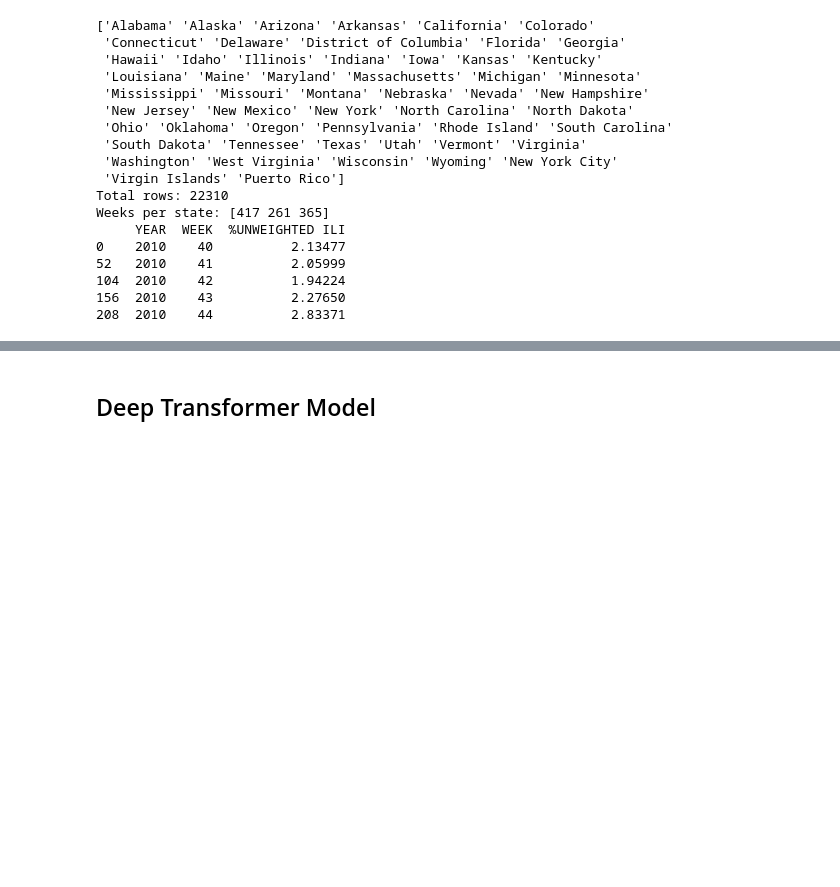
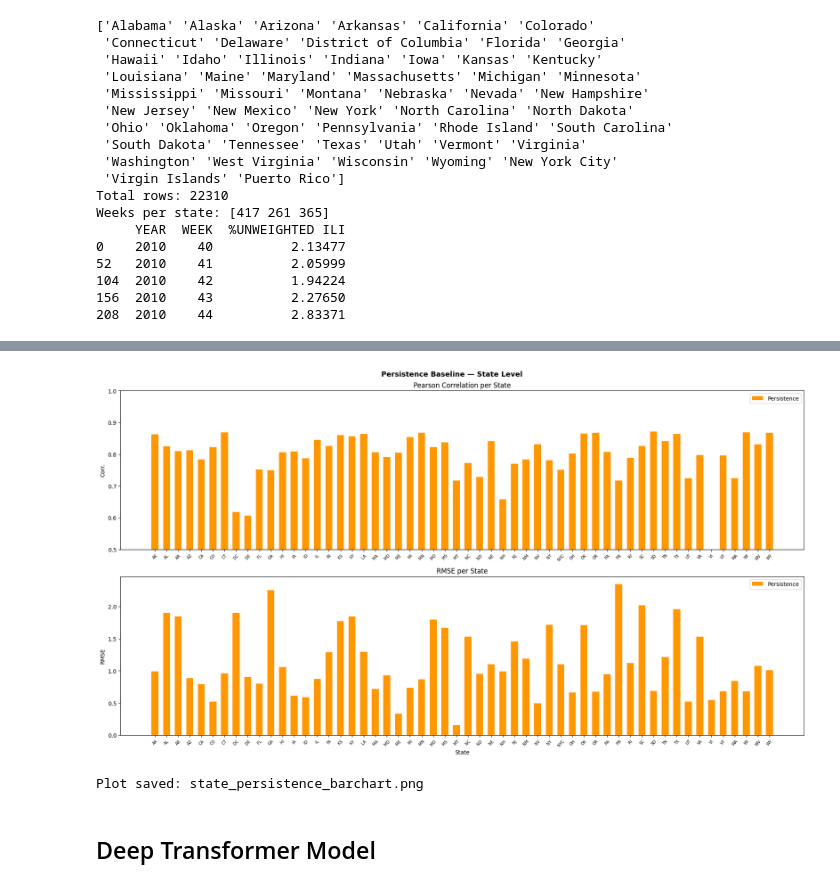
Before and after one commit to wangly7/epidemic-transformer-forecasting, a Jupyter notebook: transformer-influenza-predicting_ARIMA.ipynb, the cells around one changed output, grey strips where cells are left out. Cells and saved outputs as stored; diff of their text form; code cells hidden in the pictures; blank space fills up the shorter version.

Commit message:
revise new chart

```diff
--- a/transformer-influenza-predicting_ARIMA.ipynb
+++ b/transformer-influenza-predicting_ARIMA.ipynb
@@ -553,3 +534,63 @@ Load later with: import pickle; results = pickle.load(open('state_persist_result
+# %%
+# ── Visualize: Bar chart per state ──
+
+import matplotlib.pyplot as plt
+import numpy as np
+
+# State abbreviation mapping
+abbrev = {
+    "Alabama":"AL","Alaska":"AK","Arizona":"AZ","Arkansas":"AR",
+    "California":"CA","Colorado":"CO","Connecticut":"CT","Delaware":"DE",
+    "District of Columbia":"DC","Florida":"FL","Georgia":"GA","Hawaii":"HI",
+    "Idaho":"ID","Illinois":"IL","Indiana":"IN","Iowa":"IA","Kansas":"KS",
+    "Kentucky":"KY","Louisiana":"LA","Maine":"ME","Maryland":"MD",
+    "Massachusetts":"MA","Michigan":"MI","Minnesota":"MN","Mississippi":"MS",
+    "Missouri":"MO","Montana":"MT","Nebraska":"NE","Nevada":"NV",
+    "New Hampshire":"NH","New Jersey":"NJ","New Mexico":"NM","New York":"NY",
+    "New York City":"NYC","North Carolina":"NC","North Dakota":"ND",
+    "Ohio":"OH","Oklahoma":"OK","Oregon":"OR","Pennsylvania":"PA",
+    "Rhode Island":"RI","South Carolina":"SC","South Dakota":"SD",
+    "Tennessee":"TN","Texas":"TX","Utah":"UT","Vermont":"VT",
+    "Virginia":"VA","Washington":"WA","West Virginia":"WV",
+    "Wisconsin":"WI","Wyoming":"WY",
+    "Puerto Rico":"PR","Virgin Islands":"VI"
+}
+
+states_sorted = sorted(all_states, key=lambda s: abbrev.get(s, s))
+labels  = [abbrev.get(s, s) for s in states_sorted]
+rmse    = [state_persist_results[s]["metrics"]["rmse"]    for s in states_sorted]
+pearson = [state_persist_results[s]["metrics"]["pearson"] for s in states_sorted]
+
+x = np.arange(len(states_sorted))
+
+fig, axes = plt.subplots(2, 1, figsize=(18, 10))
+fig.suptitle("Persistence Baseline — State Level", fontsize=13, fontweight="bold")
+
+# Top: Pearson
+axes[0].bar(x, pearson, color="#FF9800", width=0.6, label="Persistence")
+axes[0].set_ylabel("Corr.")
+axes[0].set_xticks(x)
+axes[0].set_xticklabels(labels, fontsize=7, rotation=45)
+axes[0].set_ylim(0.5, 1.0)
+axes[0].legend()
+axes[0].set_title("Pearson Correlation per State")
+
+# Bottom: RMSE
+axes[1].bar(x, rmse, color="#FF9800", width=0.6, label="Persistence")
+axes[1].set_ylabel("RMSE")
+axes[1].set_xticks(x)
+axes[1].set_xticklabels(labels, fontsize=7, rotation=45)
+axes[1].legend()
+axes[1].set_title("RMSE per State")
+axes[1].set_xlabel("State")
+
+plt.tight_layout()
+plt.savefig("state_persistence_barchart.png", dpi=150, bbox_inches="tight")
+plt.show()
+print("Plot saved: state_persistence_barchart.png")
+# %% [output]
+[figure, added]
+Plot saved: state_persistence_barchart.png
 # %% [markdown]
 ## Deep Transformer Model
 # %%
```
Also changed, not shown: parts of 4 cells of this notebook, 3 other files.
